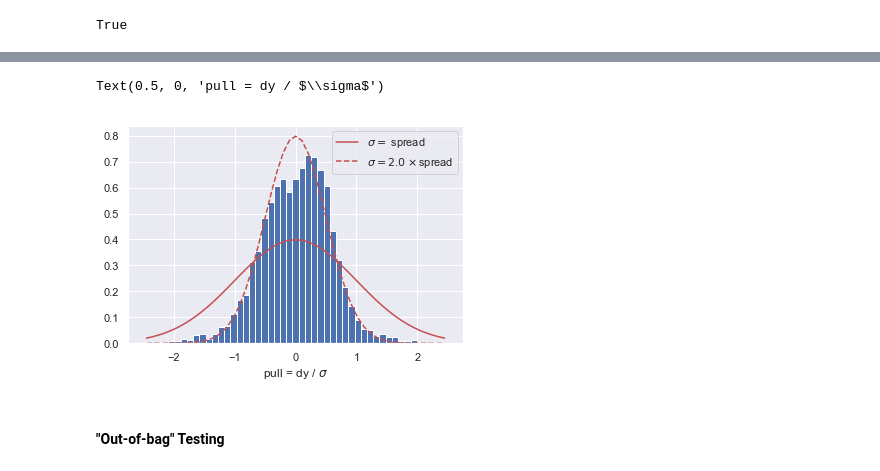
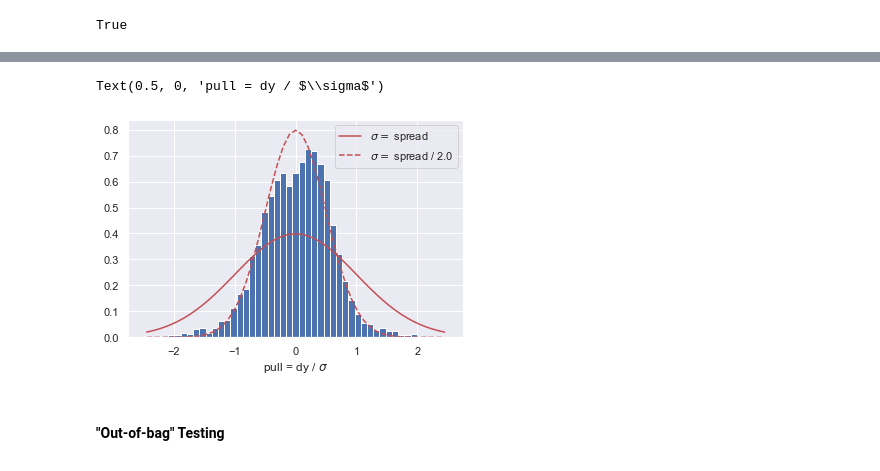
Before and after one commit to dkirkby/MachineLearningStatistics, a Jupyter notebook: notebooks/Redshift.ipynb, the cells around one changed output, grey strips where cells are left out. Saved outputs shown, nothing was run; the diff lists cells and outputs as text; code cells hidden in the pictures.

```diff
--- a/notebooks/Redshift.ipynb
+++ b/notebooks/Redshift.ipynb
@@ -352,16 +354,16 @@ plt.ylim(0, 3);
 # %%
 bins = np.linspace(-2.5, 2.5, 50)
 plt.hist(y_pred_error / y_pred_spread, bins=bins, density=True)
 pull = 0.5 * (bins[1:] + bins[:-1])
 plt.plot(pull, scipy.stats.norm.pdf(pull), 'r-', label='$\sigma=$ spread')
 correction = 2.0
 plt.plot(pull, correction * scipy.stats.norm.pdf(correction * pull), 'r--',
-         label=('$\sigma=%.1f \\times$' % correction) + 'spread')
+         label=('$\sigma=$ spread / %.1f' % correction))
 plt.legend()
 plt.xlabel('pull = dy / $\sigma$')
 # %% [output]
 Text(0.5, 0, 'pull = dy / $\\sigma$')
-[figure, old version]
+[figure, new version]
 # %% [markdown]
 #### "Out-of-bag" Testing
 # %% [markdown]
```
Also changed, not shown: parts of 15 cells of this notebook.
